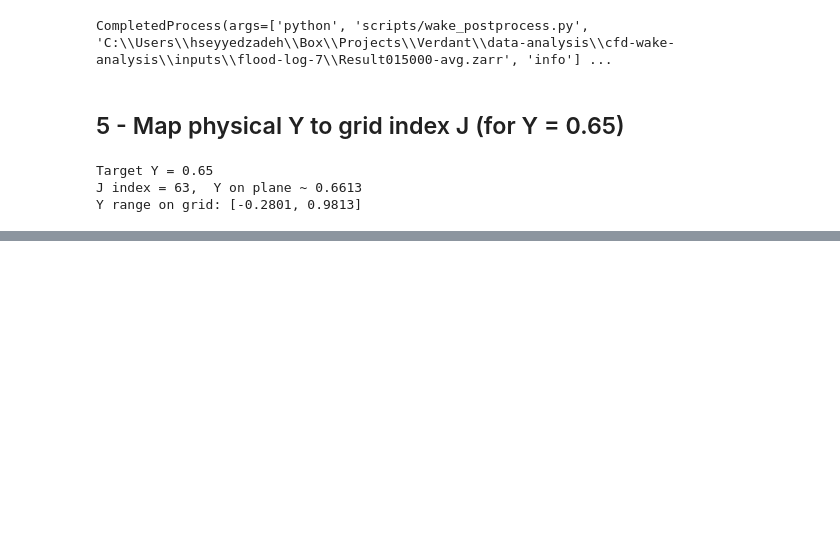
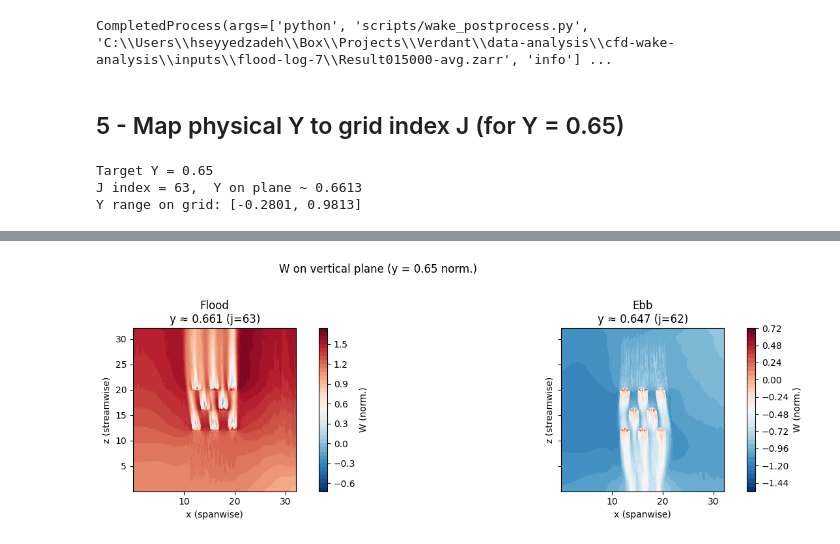
Before and after one commit to hosseinsz93/verdant-post-processing, a Jupyter notebook: wake1.ipynb, the cells around one changed output, grey strips where cells are left out. Cells and saved outputs as stored; diff of their text form; code cells hidden in the pictures; blank space fills up the shorter version.

Commit message:
updating the binary post-processing scripts

```diff
--- a/wake1.ipynb
+++ b/wake1.ipynb
@@ -134,18 +138,0 @@ Y range on grid: [-0.2801, 0.9813]
-# %%
-sl = store.slice_plane('XZ', j_idx, variables=['X', 'Z', 'W'])
-X, Z, W = sl.arrays['X'], sl.arrays['Z'], sl.arrays['W']
-
-# Average node coords in I and K so Xc, Zc match cell-centered W shape
-Xc = node_to_cell_2d(X)
-Zc = node_to_cell_2d(Z)
-assert Xc.shape == W.shape == Zc.shape, (Xc.shape, W.shape, Zc.shape)
-
-fig, ax = plt.subplots(figsize=(10, 4))
-cf = ax.contourf(Xc, Zc, W, levels=40, cmap='RdBu_r')
-plt.colorbar(cf, ax=ax, label='W')
-ax.set_xlabel('X')
-ax.set_ylabel('Z')
-ax.set_title(f'W on XZ plane at Y ~ {y_at_j[j_idx]:.3f} (j={j_idx})')
-ax.set_aspect('equal')
-plt.tight_layout()
-plt.show()
@@ -153,0 +144,43 @@ plt.show()
+# %%
+def contour_w_xz(store, j_idx, y_norm, *, label, ax, levels=40):
+    """Vertical plane: constant y (normal); plot W vs x (spanwise) and z (streamwise)."""
+    sl = store.slice_plane('XZ', j_idx, variables=['X', 'Z', 'W'])
+    x_span, z_str, w = sl.arrays['X'], sl.arrays['Z'], sl.arrays['W']
+    xc = node_to_cell_2d(x_span)
+    zc = node_to_cell_2d(z_str)
+    assert xc.shape == w.shape == zc.shape
+    cf = ax.contourf(xc, zc, w, levels=levels, cmap='RdBu_r')
+    plt.colorbar(cf, ax=ax, label='W (norm.)')
+    ax.set_xlabel('x (spanwise)')
+    ax.set_ylabel('z (streamwise)')
+    ax.set_title(f'{label}\ny ≈ {y_norm:.3f} (j={j_idx})')
+    ax.set_aspect('equal')
+    return cf
+
+
+TARGET_Y = 0.65  # normalized normal coordinate
+
+# --- Flood ---
+store_flood = WakeStore.open(ZARR_F_log)
+y_flood = store_flood.read('Y').mean(axis=(0, 2))
+j_flood = int(np.argmin(np.abs(y_flood - TARGET_Y)))
+
+# --- Ebb (ingest PLT_E_log → ZARR_E_log first if missing) ---
+if not ZARR_E_log.is_dir():
+    import subprocess
+    subprocess.run(
+        ['python', 'scripts/ingest_plt_to_zarr.py', str(PLT_E_log), '-o', str(ZARR_E_log), '--overwrite'],
+        check=True,
+    )
+store_ebb = WakeStore.open(ZARR_E_log)
+y_ebb = store_ebb.read('Y').mean(axis=(0, 2))
+j_ebb = int(np.argmin(np.abs(y_ebb - TARGET_Y)))
+
+fig, axes = plt.subplots(1, 2, figsize=(14, 4), sharex=True, sharey=True)
+contour_w_xz(store_flood, j_flood, y_flood[j_flood], label='Flood', ax=axes[0])
+contour_w_xz(store_ebb, j_ebb, y_ebb[j_ebb], label='Ebb', ax=axes[1])
+fig.suptitle(f'W on vertical plane (y = {TARGET_Y} norm.)', y=1.02)
+plt.tight_layout()
+plt.show()
+# %% [output]
+[figure, added]
```
Also changed, not shown: parts of 10 cells of this notebook, 1 other file.
